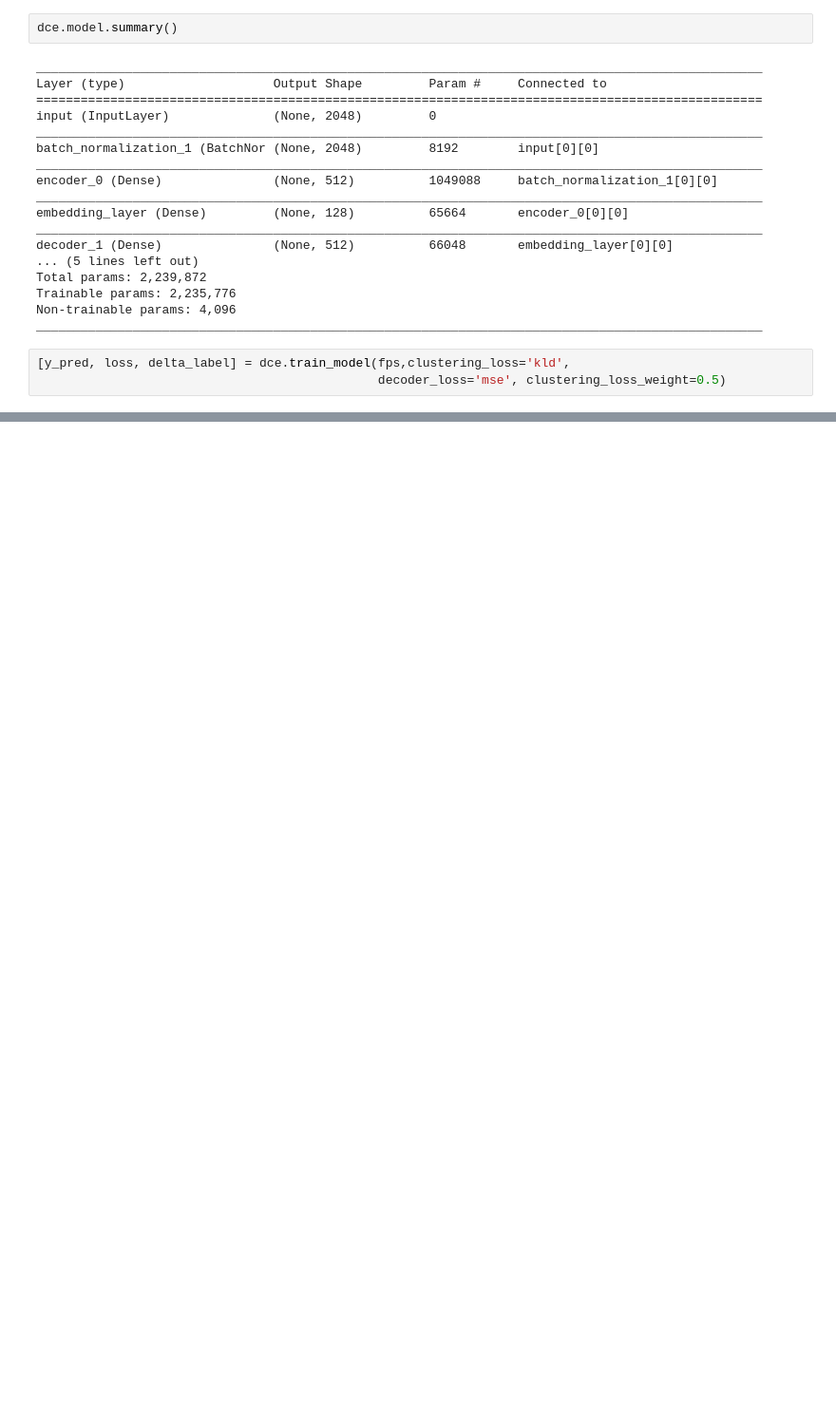
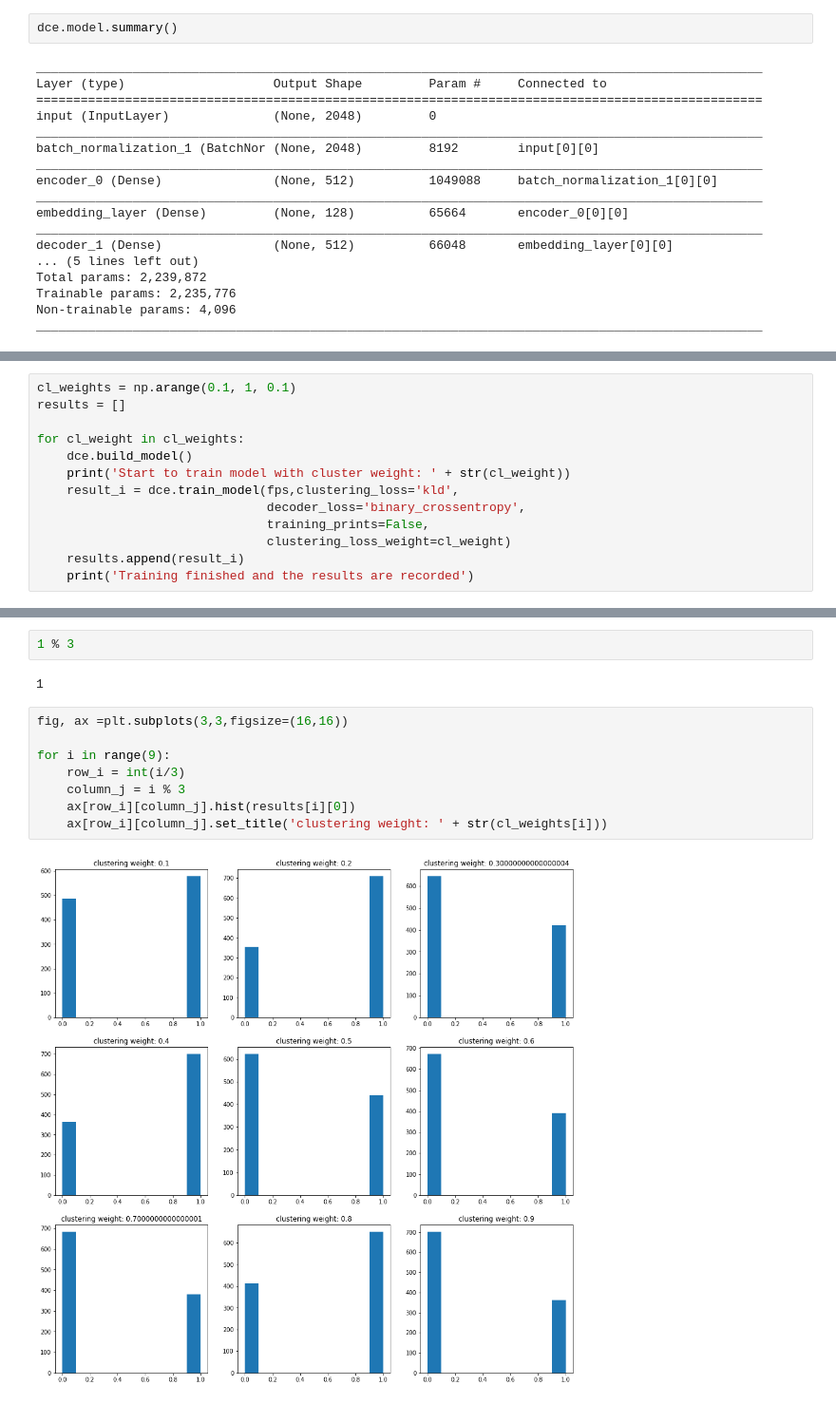
Before and after one commit to chembed/DeepChEmbed, a Jupyter notebook: deepchembed/notebook_scripts/dce_fingerprints.ipynb, the cells around one changed output, grey strips where cells are left out. Shown at 95% size. Saved outputs shown, nothing was run; the diff lists cells and outputs as text; blank space fills up the shorter version.

```diff
--- a/deepchembed/notebook_scripts/dce_fingerprints.ipynb
+++ b/deepchembed/notebook_scripts/dce_fingerprints.ipynb
@@ -59,6 +59,3 @@ Total params: 2,239,872
 Trainable params: 2,235,776
 Non-trainable params: 4,096
 __________________________________________________________________________________________________
-# %%
-[y_pred, loss, delta_label] = dce.train_model(fps,clustering_loss='kld',
-                                              decoder_loss='mse', clustering_loss_weight=0.5)
@@ -110,0 +62,13 @@ plt.hist(y_pred)
+# %%
+cl_weights = np.arange(0.1, 1, 0.1)
+results = []
+
+for cl_weight in cl_weights:
+    dce.build_model()
+    print('Start to train model with cluster weight: ' + str(cl_weight))
+    result_i = dce.train_model(fps,clustering_loss='kld',
+                               decoder_loss='binary_crossentropy',
+                               training_prints=False,
+                               clustering_loss_weight=cl_weight)
+    results.append(result_i)
+    print('Training finished and the results are recorded')
@@ -110,0 +93,14 @@ plt.hist(y_pred)
+# %%
+1 % 3
+# %% [output]
+1
+# %%
+fig, ax =plt.subplots(3,3,figsize=(16,16))
+
+for i in range(9):
+    row_i = int(i/3)
+    column_j = i % 3
+    ax[row_i][column_j].hist(results[i][0])
+    ax[row_i][column_j].set_title('clustering weight: ' + str(cl_weights[i]))
+# %% [output]
+[figure, added]
```
Also changed, not shown: parts of 10 cells of this notebook.
